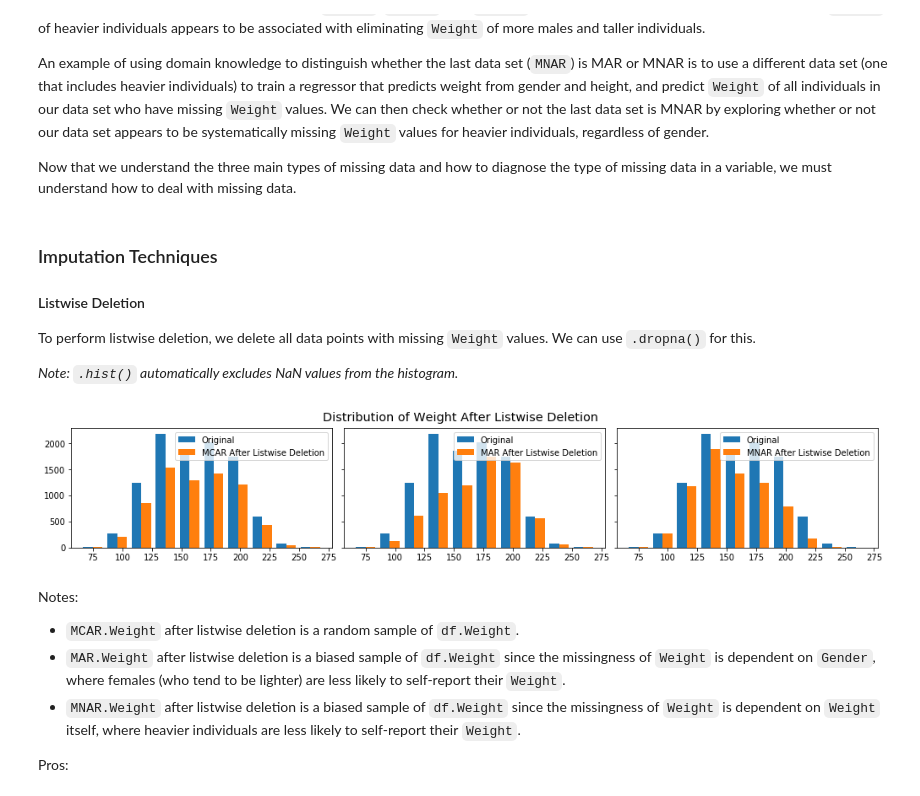
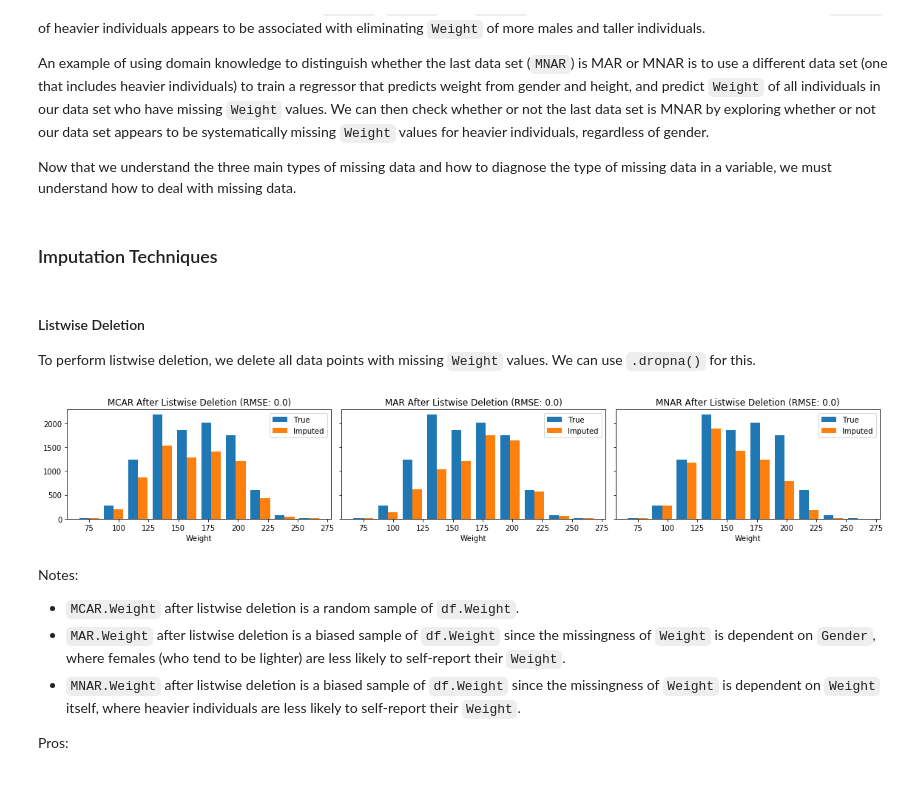
Before and after one commit to dleestat/quirky-data-science, a Jupyter notebook: quirky-data-science.ipynb, the cells around one changed output. Drawn from its saved outputs; the diff is of its cells as text; code cells hidden in the pictures.

```diff
--- a/quirky-data-science.ipynb
+++ b/quirky-data-science.ipynb
@@ -168,28 +169,29 @@ Note that because of the correlation between `Gender`, `Height`, and `Weight` (m
 An example of using domain knowledge to distinguish whether the last data set (`MNAR`) is MAR or MNAR is to use a different data set (one that includes heavier individuals) to train a regressor that predicts weight from gender and height, and predict `Weight` of all individuals in our data set who have missing `Weight` values. We can then check whether or not the last data set is MNAR by exploring whether or not our data set appears to be systematically missing `Weight` values for heavier individuals, regardless of gender.
 
 Now that we understand the three main types of missing data and how to diagnose the type of missing data in a variable, we must understand how to deal with missing data.
+# %% [markdown]
+### Imputation Techniques
+# %%
+def evaluate_imputation(weight, ax, title):
+    """
+    Plot the true and imputed distributions of weight and report the RMSE between true and imputed values.
+    Only compare non-null values.
+    """
+    ax.hist([df.Weight, weight])
+    ax.set_title(f'{title} (RMSE: {np.sqrt(mean_squared_error(df.Weight[weight.notna().sort_index()], weight.dropna().sort_index())):.1f})')
+    ax.set_xlabel('Weight')
+    ax.legend(['True', 'Imputed'])
 # %% [markdown]
-### Imputation Techniques
 #### Listwise Deletion
 To perform listwise deletion, we delete all data points with missing `Weight` values. We can use `.dropna()` for this.
-
-*Note: `.hist()` automatically excludes NaN values from the histogram.*
 # %%
-fig, axes = plt.subplots(1, 3, figsize=[14,2.5], sharex=True, sharey=True)
-fig.suptitle('Distribution of Weight After Listwise Deletion', y=1.05, size='x-large')
-
-axes[0].hist([df.Weight, MCAR.Weight])
-axes[0].legend(['Original', 'MCAR After Listwise Deletion'])
-
-axes[1].hist([df.Weight, MAR.Weight])
-axes[1].legend(['Original', 'MAR After Listwise Deletion'])
-
-axes[2].hist([df.Weight, MNAR.Weight])
-axes[2].legend(['Original', 'MNAR After Listwise Deletion'])
-
+fig, axes = plt.subplots(1, 3, figsize=[16,3], sharex=True, sharey=True)
+evaluate_imputation(MCAR.Weight, axes[0], 'MCAR After Listwise Deletion')
+evaluate_imputation(MAR.Weight, axes[1], 'MAR After Listwise Deletion')
+evaluate_imputation(MNAR.Weight, axes[2], 'MNAR After Listwise Deletion')
 fig.tight_layout()
 # %% [output]
-[figure, old version]
+[figure, new version]
 # %% [markdown]
 Notes:
 - `MCAR.Weight` after listwise deletion is a random sample of `df.Weight`.
```
Also changed, not shown: parts of 11 cells of this notebook.
